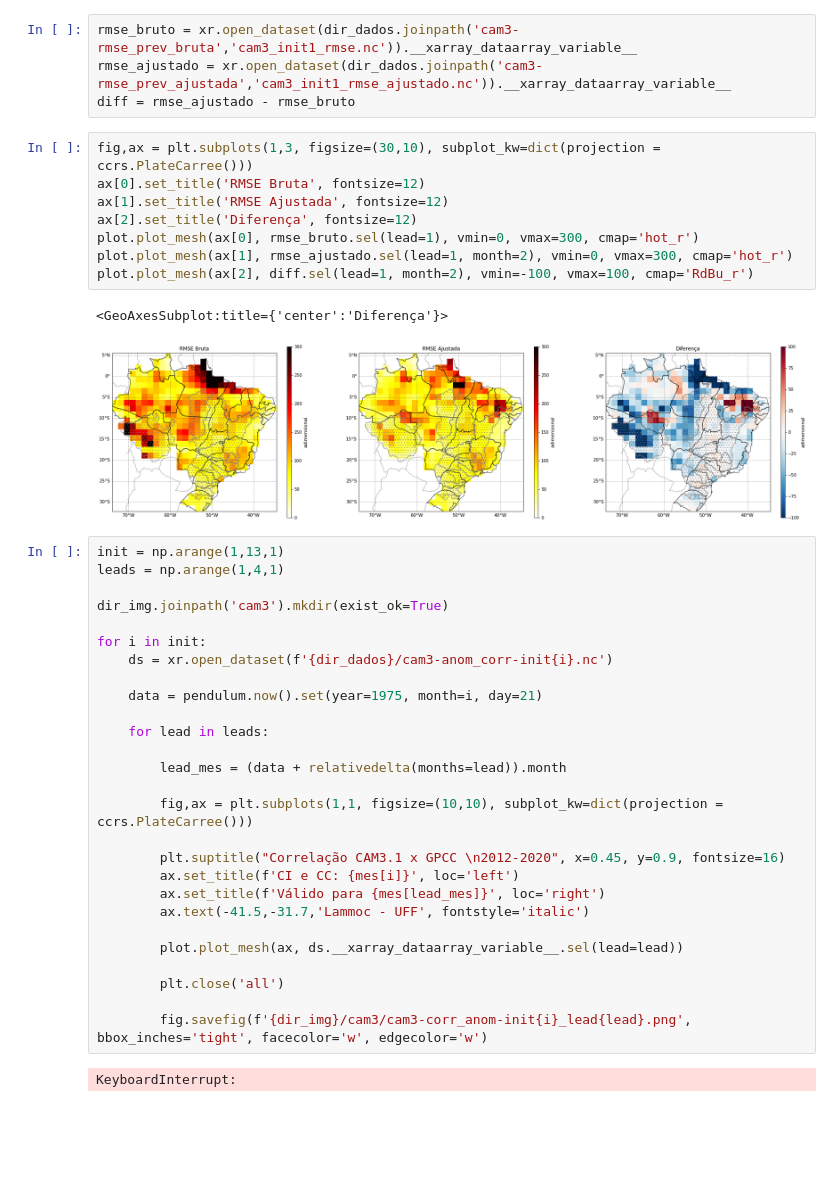
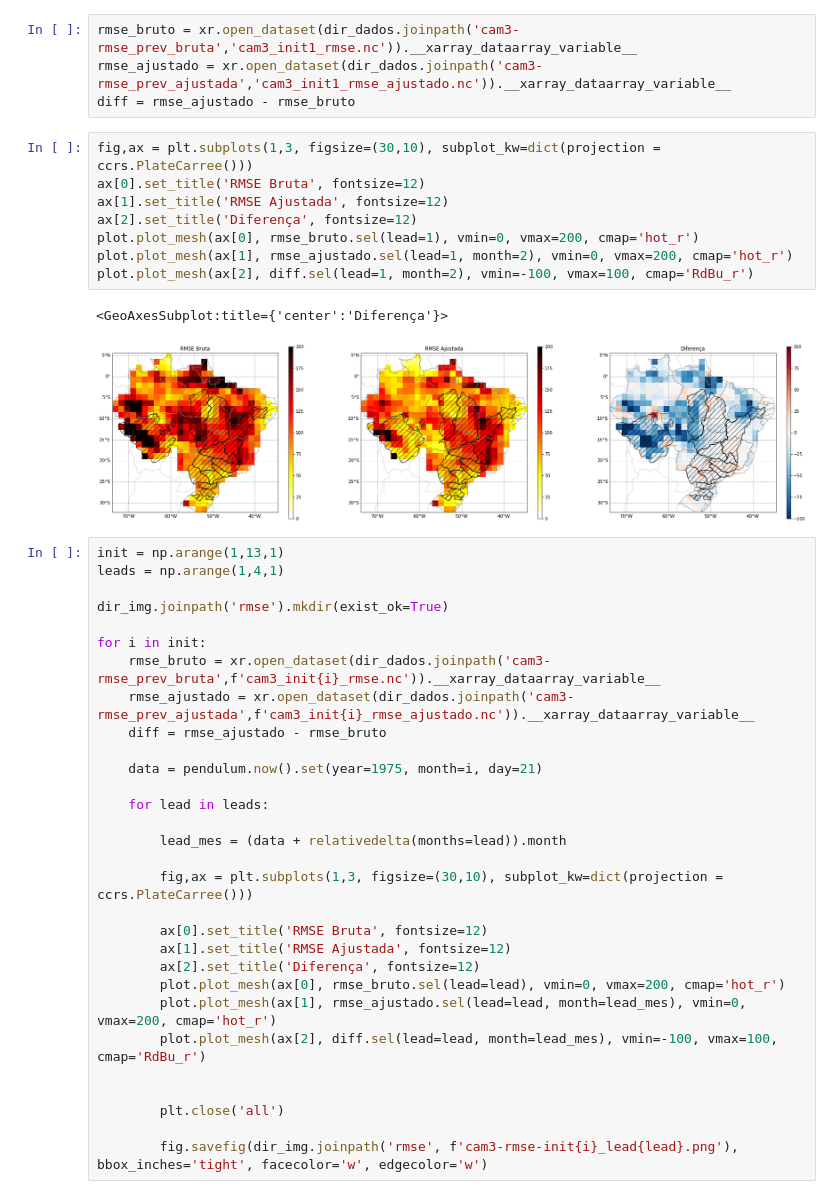
Before and after one commit to viictor-m/TCC, a Jupyter notebook: cam3-rmse_plot.ipynb, the cells around one changed output. Drawn from its saved outputs; the diff is of its cells as text; blank space fills up the shorter version.

```diff
--- a/cam3-rmse_plot.ipynb
+++ b/cam3-rmse_plot.ipynb
@@ -20,22 +20,24 @@ diff = rmse_ajustado - rmse_bruto
 # %%
 fig,ax = plt.subplots(1,3, figsize=(30,10), subplot_kw=dict(projection = ccrs.PlateCarree()))
 ax[0].set_title('RMSE Bruta', fontsize=12)
 ax[1].set_title('RMSE Ajustada', fontsize=12)
 ax[2].set_title('Diferença', fontsize=12)
-plot.plot_mesh(ax[0], rmse_bruto.sel(lead=1), vmin=0, vmax=300, cmap='hot_r')
-plot.plot_mesh(ax[1], rmse_ajustado.sel(lead=1, month=2), vmin=0, vmax=300, cmap='hot_r')
+plot.plot_mesh(ax[0], rmse_bruto.sel(lead=1), vmin=0, vmax=200, cmap='hot_r')
+plot.plot_mesh(ax[1], rmse_ajustado.sel(lead=1, month=2), vmin=0, vmax=200, cmap='hot_r')
 plot.plot_mesh(ax[2], diff.sel(lead=1, month=2), vmin=-100, vmax=100, cmap='RdBu_r')
 # %% [output]
 <GeoAxesSubplot:title={'center':'Diferença'}>
-[figure, old version]
+[figure, new version]
 # %%
 init = np.arange(1,13,1)
 leads = np.arange(1,4,1)
 
-dir_img.joinpath('cam3').mkdir(exist_ok=True)
+dir_img.joinpath('rmse').mkdir(exist_ok=True)
 
 for i in init:
-    ds = xr.open_dataset(f'{dir_dados}/cam3-anom_corr-init{i}.nc')
+    rmse_bruto = xr.open_dataset(dir_dados.joinpath('cam3-rmse_prev_bruta',f'cam3_init{i}_rmse.nc')).__xarray_dataarray_variable__
+    rmse_ajustado = xr.open_dataset(dir_dados.joinpath('cam3-rmse_prev_ajustada',f'cam3_init{i}_rmse_ajustado.nc')).__xarray_dataarray_variable__
+    diff = rmse_ajustado - rmse_bruto
 
     data = pendulum.now().set(year=1975, month=i, day=21)
 
@@ -43,17 +45,16 @@ for i in init:
 
         lead_mes = (data + relativedelta(months=lead)).month
 
-        fig,ax = plt.subplots(1,1, figsize=(10,10), subplot_kw=dict(projection = ccrs.PlateCarree()))
+        fig,ax = plt.subplots(1,3, figsize=(30,10), subplot_kw=dict(projection = ccrs.PlateCarree()))
 
-        plt.suptitle("Correlação CAM3.1 x GPCC \n2012-2020", x=0.45, y=0.9, fontsize=16)
-        ax.set_title(f'CI e CC: {mes[i]}', loc='left')
-        ax.set_title(f'Válido para {mes[lead_mes]}', loc='right')
-        ax.text(-41.5,-31.7,'Lammoc - UFF', fontstyle='italic')
+        ax[0].set_title('RMSE Bruta', fontsize=12)
+        ax[1].set_title('RMSE Ajustada', fontsize=12)
+        ax[2].set_title('Diferença', fontsize=12)
+        plot.plot_mesh(ax[0], rmse_bruto.sel(lead=lead), vmin=0, vmax=200, cmap='hot_r')
+        plot.plot_mesh(ax[1], rmse_ajustado.sel(lead=lead, month=lead_mes), vmin=0, vmax=200, cmap='hot_r')
+        plot.plot_mesh(ax[2], diff.sel(lead=lead, month=lead_mes), vmin=-100, vmax=100, cmap='RdBu_r')
 
-        plot.plot_mesh(ax, ds.__xarray_dataarray_variable__.sel(lead=lead))
 
         plt.close('all')
 
-        fig.savefig(f'{dir_img}/cam3/cam3-corr_anom-init{i}_lead{lead}.png', bbox_inches='tight', facecolor='w', edgecolor='w')
+        fig.savefig(dir_img.joinpath('rmse', f'cam3-rmse-init{i}_lead{lead}.png'), bbox_inches='tight', facecolor='w', edgecolor='w')
-# %% [output]
-KeyboardInterrupt:
```
